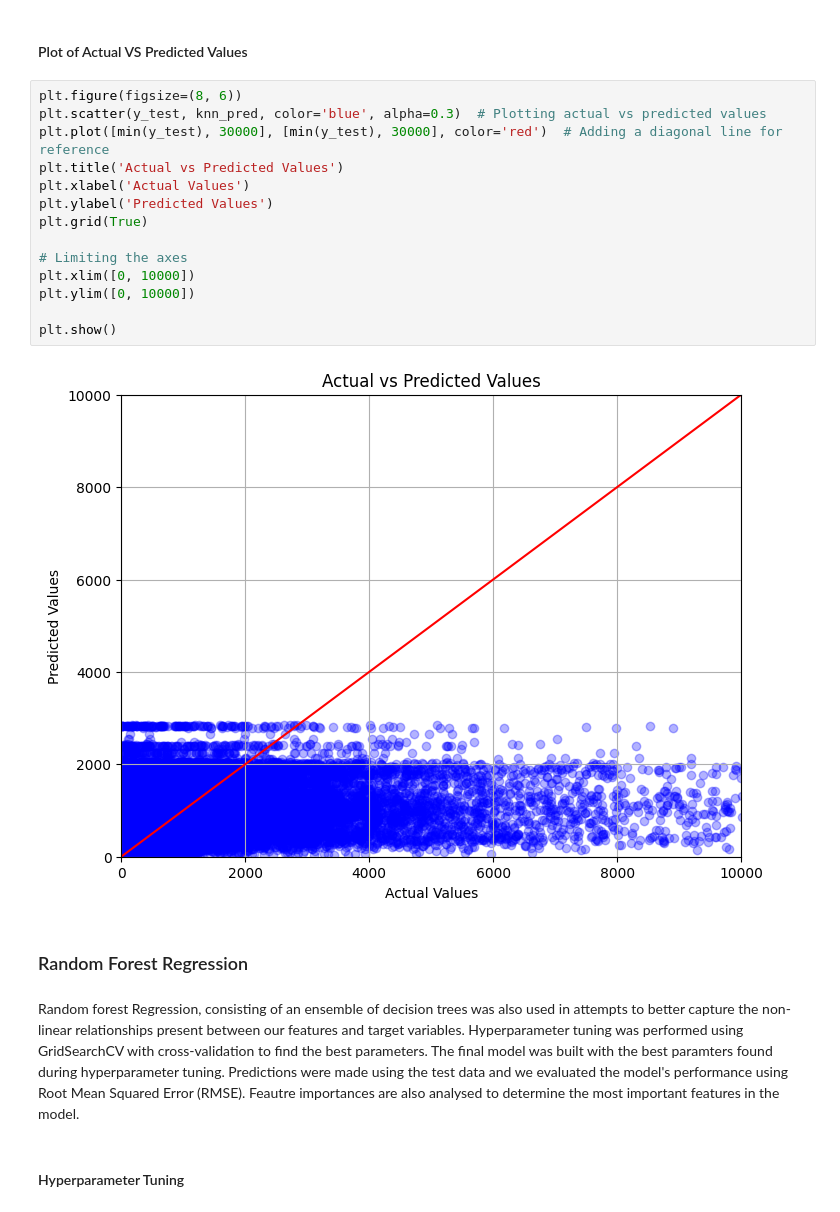
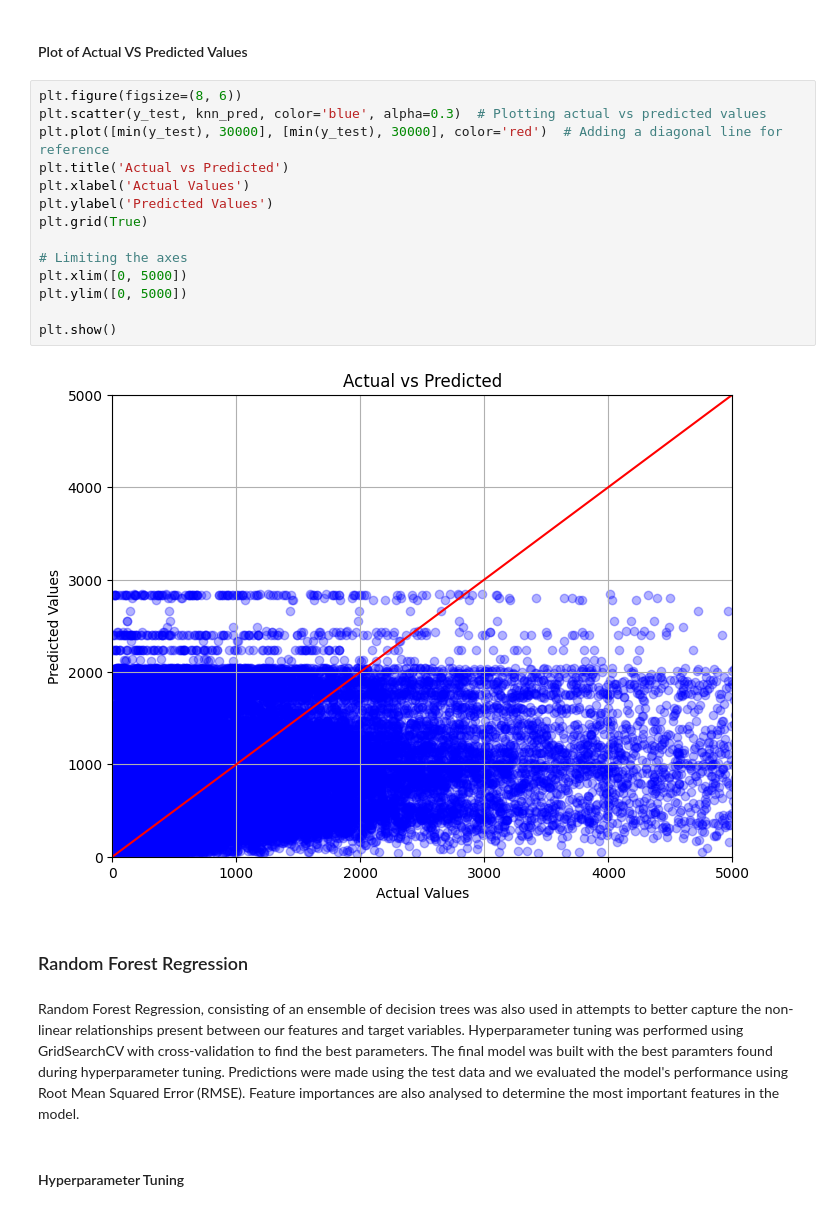
Before and after one commit to carinacwq/Crowd-Prediction-of-Bus-Stops-in-Singapore, a Jupyter notebook: src/CS3244_group_project.ipynb, the cells around one changed output. Drawn from its saved outputs; the diff is of its cells as text.

Commit message:
standardise plots and add conclusion

```diff
--- a/src/CS3244_group_project.ipynb
+++ b/src/CS3244_group_project.ipynb
@@ -468,23 +468,23 @@ Root Mean Squared Error: 1650.7395514792
 # %%
 plt.figure(figsize=(8, 6))
 plt.scatter(y_test, knn_pred, color='blue', alpha=0.3)  # Plotting actual vs predicted values
 plt.plot([min(y_test), 30000], [min(y_test), 30000], color='red')  # Adding a diagonal line for reference
-plt.title('Actual vs Predicted Values')
+plt.title('Actual vs Predicted')
 plt.xlabel('Actual Values')
 plt.ylabel('Predicted Values')
 plt.grid(True)
 
 # Limiting the axes
-plt.xlim([0, 10000])
-plt.ylim([0, 10000])
+plt.xlim([0, 5000])
+plt.ylim([0, 5000])
 
 plt.show()
 # %% [output]
-[figure, old version]
+[figure, new version]
 # %% [markdown]
 ### Random Forest Regression
 # %% [markdown]
-Random forest Regression, consisting of an ensemble of decision trees was also used in attempts to better capture the non-linear relationships present between our features and target variables. Hyperparameter tuning was performed using GridSearchCV with cross-validation to find the best parameters. The final model was built with the best paramters found during hyperparameter tuning. Predictions were made using the test data and we evaluated the model's performance using Root Mean Squared Error (RMSE). Feautre importances are also analysed to determine the most important features in the model.
+Random Forest Regression, consisting of an ensemble of decision trees was also used in attempts to better capture the non-linear relationships present between our features and target variables. Hyperparameter tuning was performed using GridSearchCV with cross-validation to find the best parameters. The final model was built with the best paramters found during hyperparameter tuning. Predictions were made using the test data and we evaluated the model's performance using Root Mean Squared Error (RMSE). Feature importances are also analysed to determine the most important features in the model.
 # %% [markdown]
 #### Hyperparameter Tuning
 # %%
```
Also changed, not shown: parts of 8 cells of this notebook.
